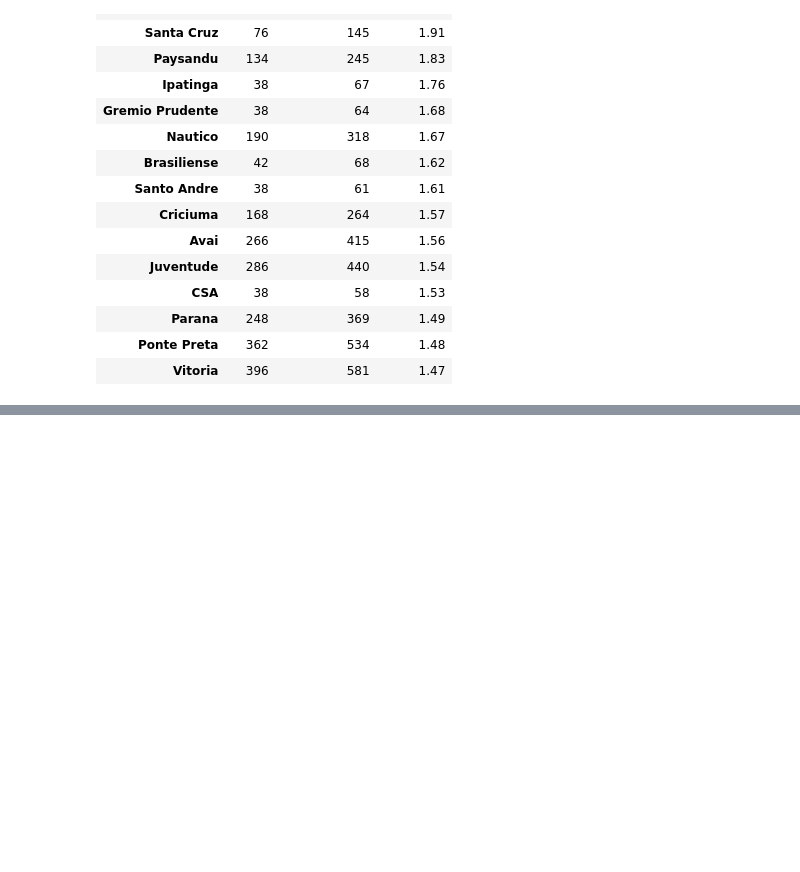
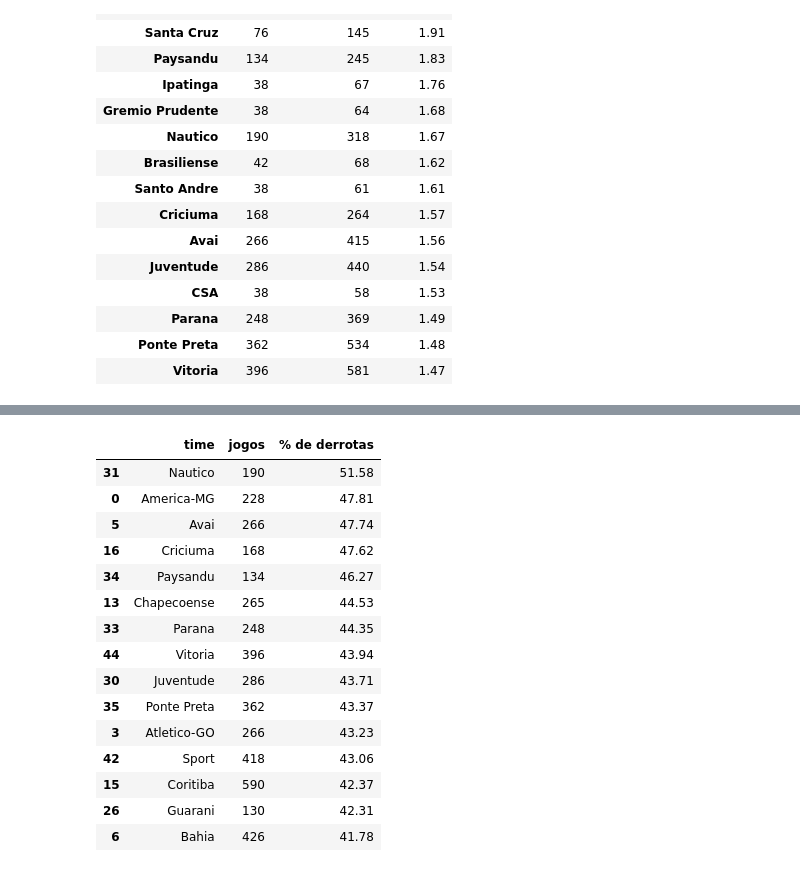
Before and after one commit to matheushnobre/analisando-brasileirao, a Jupyter notebook: analise.ipynb, the cells around one changed output, grey strips where cells are left out. Cells and saved outputs as stored; diff of their text form; code cells hidden in the pictures; blank space fills up the shorter version.

```diff
--- a/analise.ipynb
+++ b/analise.ipynb
@@ -888,0 +996,25 @@ mais_gols_jogo.head(15)
+# %%
+# Selecionando times com maior porcentagem de derrotas que disputaram pelo menos 100 jogos no Brasileirão
+porcentagem_derrota = dados_times[['time', 'jogos', '% de derrotas']]
+selecao = porcentagem_derrota['jogos'] > 100
+porcentagem_derrota = porcentagem_derrota[selecao]
+mais_derrotas_percentual = porcentagem_derrota.sort_values(by='% de derrotas', ascending=False)
+
+mais_derrotas_percentual.head(15)
+# %% [output]
+|  | time | jogos | % de derrotas |
+| 31 | Nautico | 190 | 51.58 |
+| 0 | America-MG | 228 | 47.81 |
+| 5 | Avai | 266 | 47.74 |
+| 16 | Criciuma | 168 | 47.62 |
+| 34 | Paysandu | 134 | 46.27 |
+| 13 | Chapecoense | 265 | 44.53 |
+| 33 | Parana | 248 | 44.35 |
+| 44 | Vitoria | 396 | 43.94 |
+| 30 | Juventude | 286 | 43.71 |
+| 35 | Ponte Preta | 362 | 43.37 |
+| 3 | Atletico-GO | 266 | 43.23 |
+| 42 | Sport | 418 | 43.06 |
+| 15 | Coritiba | 590 | 42.37 |
+| 26 | Guarani | 130 | 42.31 |
+| 6 | Bahia | 426 | 41.78 |
```
Also changed, not shown: parts of 10 cells of this notebook, 1 other file.
